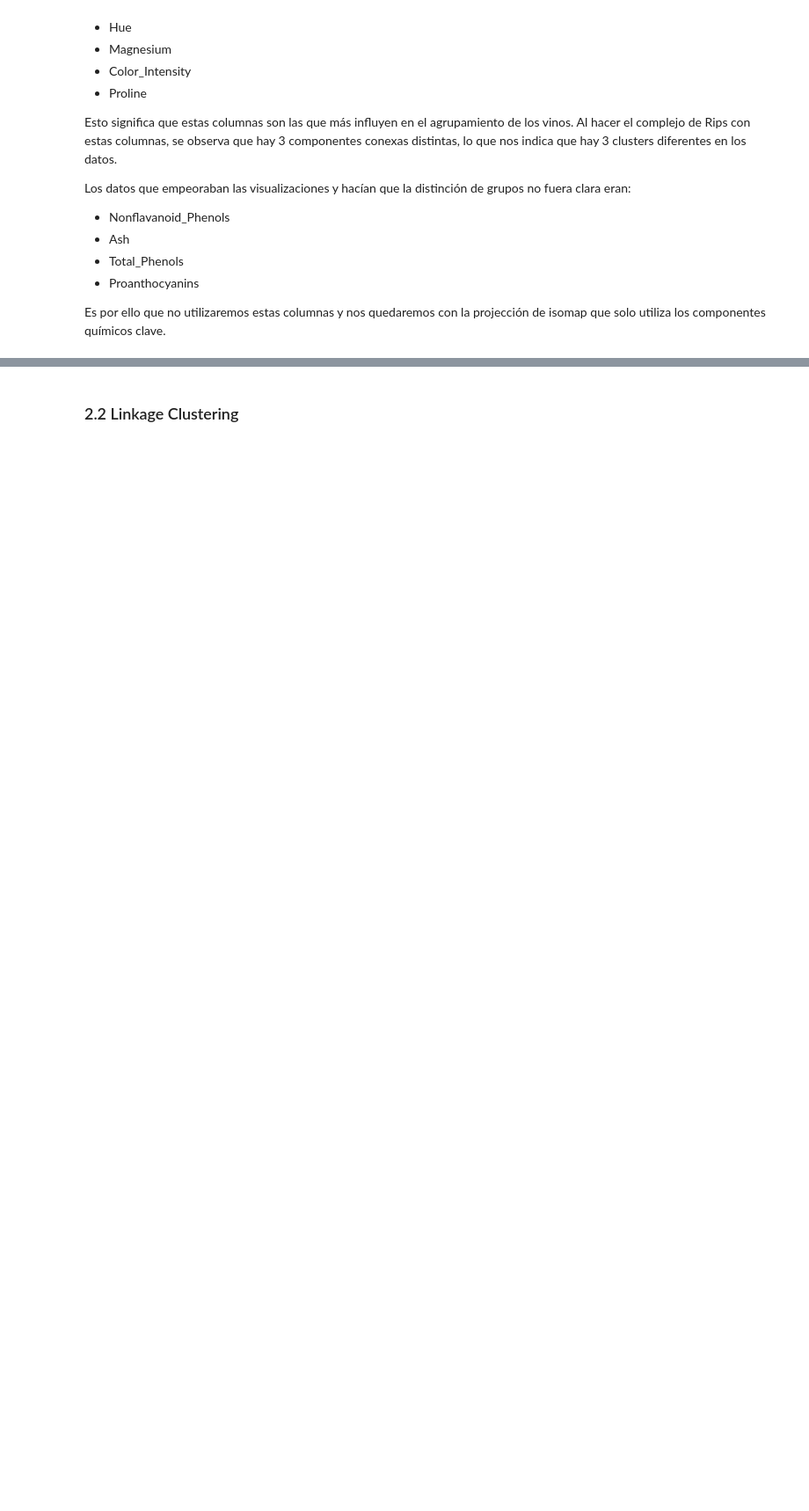
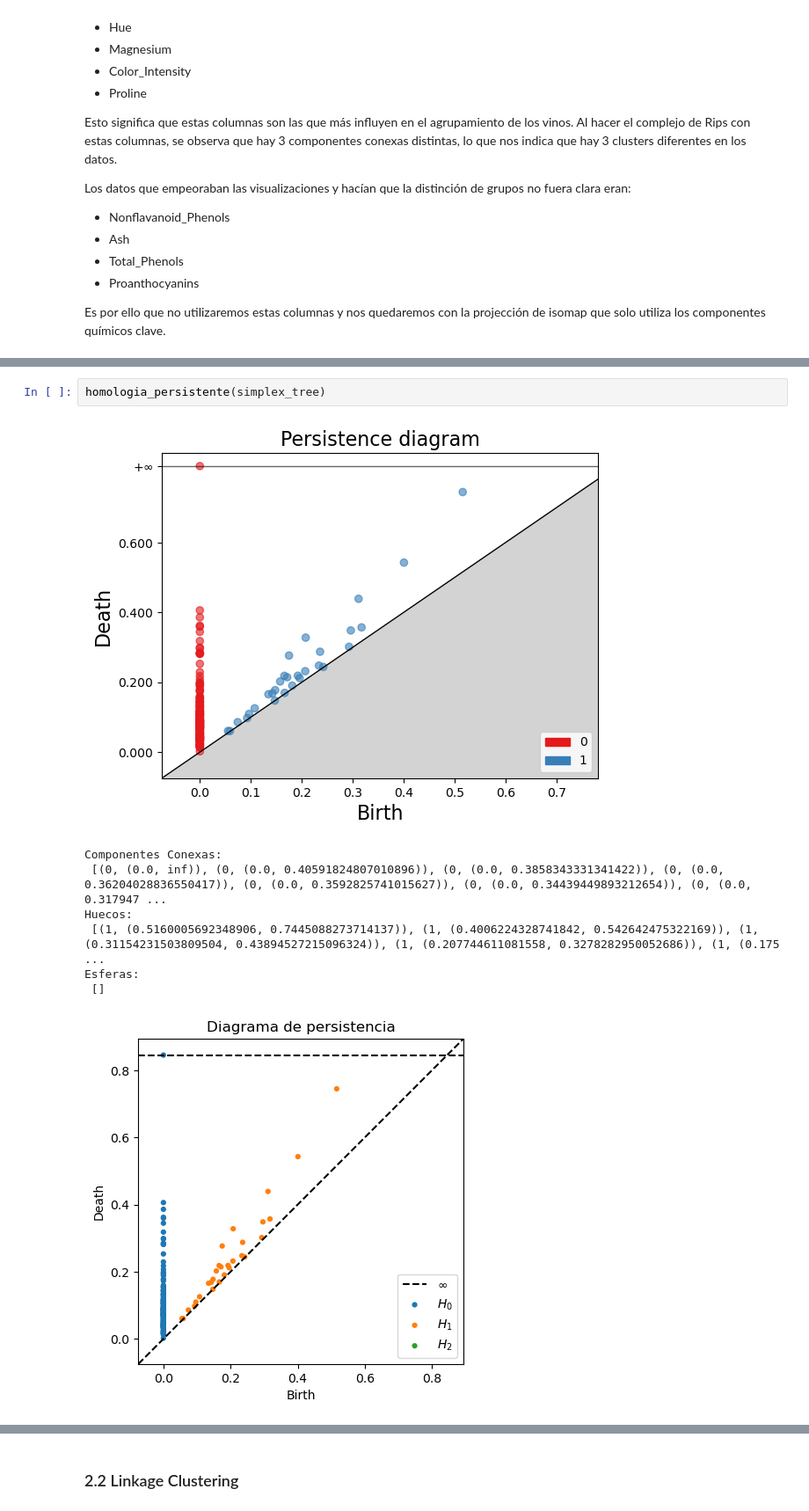
Before and after one commit to PameRuiz25/Topologia, a Jupyter notebook: ExamenPractico.ipynb, the cells around one changed output, grey strips where cells are left out. Shown at 88% size. Cells and saved outputs as stored; diff of their text form; blank space fills up the shorter version.

```diff
--- a/ExamenPractico.ipynb
+++ b/ExamenPractico.ipynb
@@ -539,0 +540,11 @@ Rips complex is of dimension 2 - 940107 simplices - 178 vertices.
+# %%
+homologia_persistente(simplex_tree)
+# %% [output]
+[figure, added]
+Componentes Conexas:
+ [(0, (0.0, inf)), (0, (0.0, 0.40591824807010896)), (0, (0.0, 0.3858343331341422)), (0, (0.0, 0.36204028836550417)), (0, (0.0, 0.3592825741015627)), (0, (0.0, 0.34439449893212654)), (0, (0.0, 0.317947 ...
+Huecos:
+ [(1, (0.5160005692348906, 0.7445088273714137)), (1, (0.4006224328741842, 0.542642475322169)), (1, (0.31154231503809504, 0.43894527215096324)), (1, (0.207744611081558, 0.3278282950052686)), (1, (0.175 ...
+Esferas:
+ []
+[figure, added]
```
Also changed, not shown: parts of 14 cells of this notebook, 3 other files.
